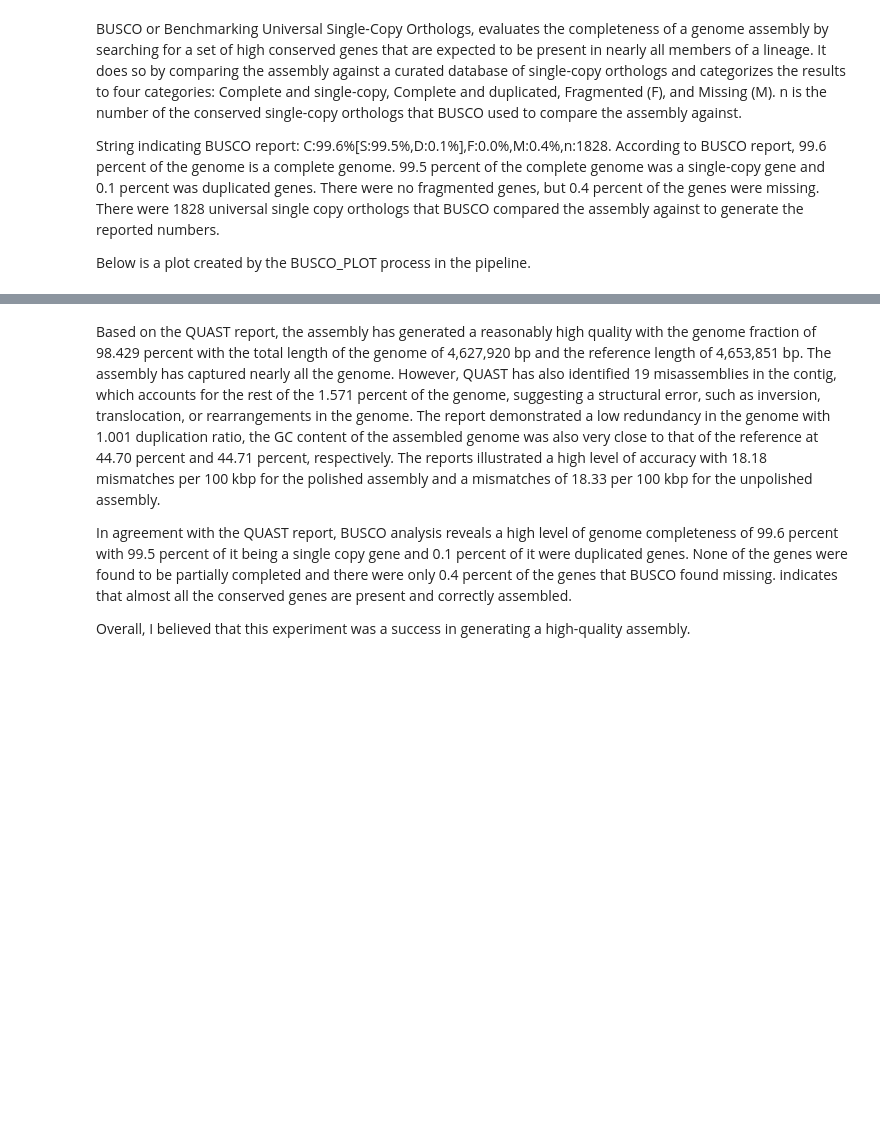
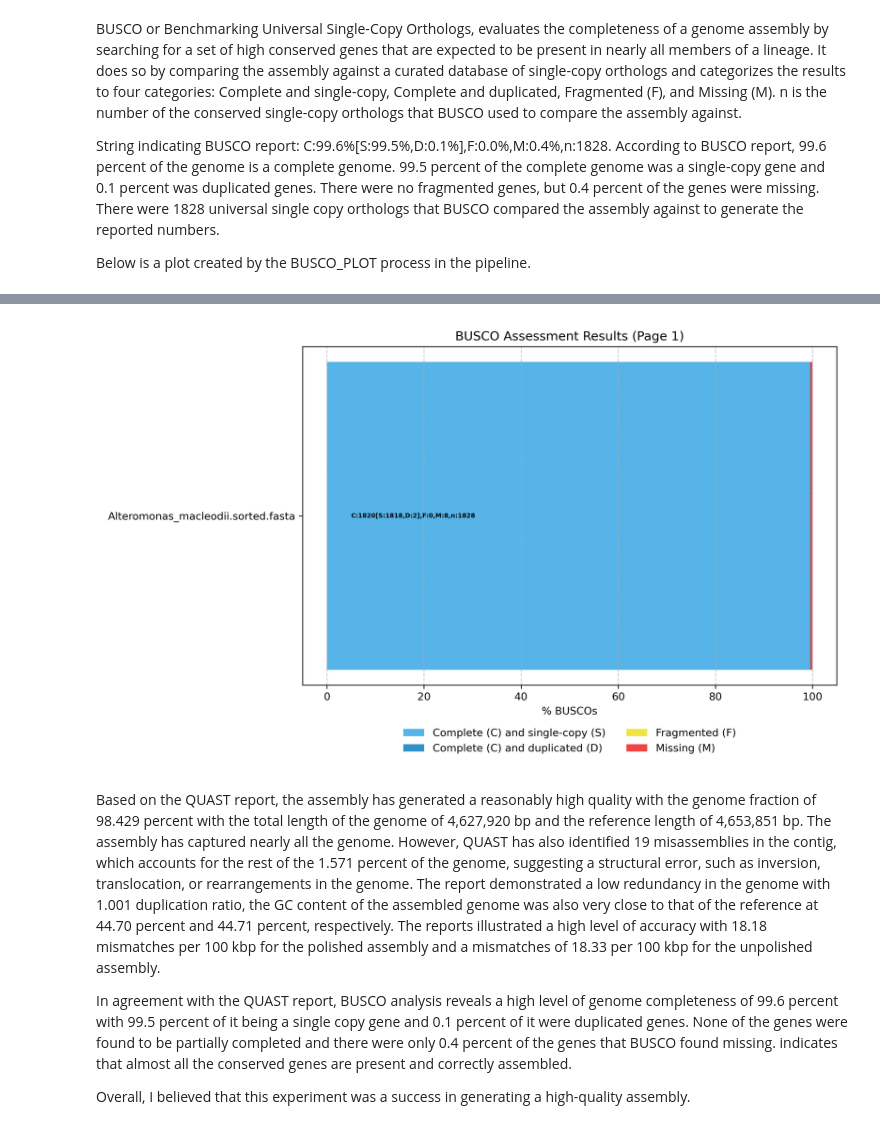
Before and after one commit to taraobma/project1-Genome_Assembly, a Jupyter notebook: project1_report.ipynb, the cells around one changed output, grey strips where cells are left out. Saved outputs shown, nothing was run; the diff lists cells and outputs as text; code cells hidden in the pictures; blank space fills up the shorter version.

```diff
--- a/project1_report.ipynb
+++ b/project1_report.ipynb
@@ -89,6 +89,8 @@ Below is a plot created by the BUSCO_PLOT process in the pipeline.
 # %%
 #displaying busco plot in a code cell
-# display(Image(filename = "./results/BUSCO_Alteromonas_macleodii.sorted.fasta/busco_figure.png"))
+display(Image(filename = "./results/BUSCO_Alteromonas_macleodii.sorted.fasta/busco_figure.png"))
+# %% [output]
+[figure, added]
 # %% [markdown]
 Based on the QUAST report, the assembly has generated a reasonably high quality with the genome fraction of 98.429 percent with the total length of the genome of 4,627,920 bp and the reference length of 4,653,851 bp. The assembly has captured nearly all the genome. However, QUAST has also identified 19 misassemblies in the contig, which accounts for the rest of the 1.571 percent of the genome, suggesting a structural error, such as inversion, translocation, or rearrangements in the genome. The report demonstrated a low redundancy in the genome with 1.001 duplication ratio, the GC content of the assembled genome was also very close to that of the reference at 44.70 percent and 44.71 percent, respectively. The reports illustrated a high level of accuracy with 18.18 mismatches per 100 kbp for the polished assembly and a mismatches of 18.33 per 100 kbp for the unpolished assembly.
 
```
Also changed, not shown: parts of 1 cell of this notebook, 2 other files.
